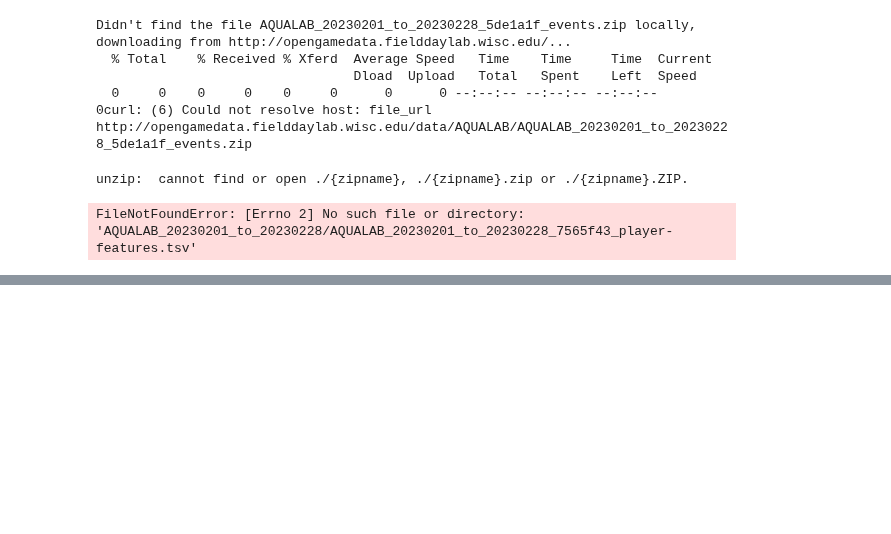
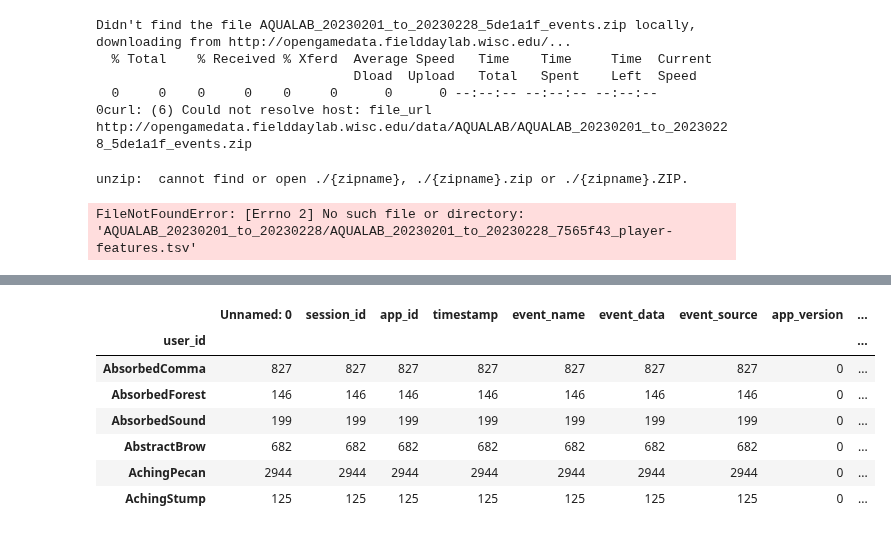
Before and after one commit to opengamedata/opengamedata-samples, a Jupyter notebook: AQUALAB/templates/Aqualab_template_events.ipynb, the cells around one changed output, grey strips where cells are left out. Drawn from its saved outputs; the diff is of its cells as text; code cells hidden in the pictures; blank space fills up the shorter version.

```diff
--- a/AQUALAB/templates/Aqualab_template_events.ipynb
+++ b/AQUALAB/templates/Aqualab_template_events.ipynb
@@ -42,0 +63,11 @@ FileNotFoundError: [Errno 2] No such file or directory: 'AQUALAB_20230201_to_202
+# %%
+raw_df.groupby('user_id').count()
+# %% [output]
+|  | Unnamed: 0 | session_id | app_id | timestamp | event_name | event_data | event_source | app_version | ... |
+| user_id |  |  |  |  |  |  |  |  | ... |
+| AbsorbedComma | 827 | 827 | 827 | 827 | 827 | 827 | 827 | 0 | ... |
+| AbsorbedForest | 146 | 146 | 146 | 146 | 146 | 146 | 146 | 0 | ... |
+| AbsorbedSound | 199 | 199 | 199 | 199 | 199 | 199 | 199 | 0 | ... |
+| AbstractBrow | 682 | 682 | 682 | 682 | 682 | 682 | 682 | 0 | ... |
+| AchingPecan | 2944 | 2944 | 2944 | 2944 | 2944 | 2944 | 2944 | 0 | ... |
+| AchingStump | 125 | 125 | 125 | 125 | 125 | 125 | 125 | 0 | ... |
```
Also changed, not shown: parts of 5 cells of this notebook.
